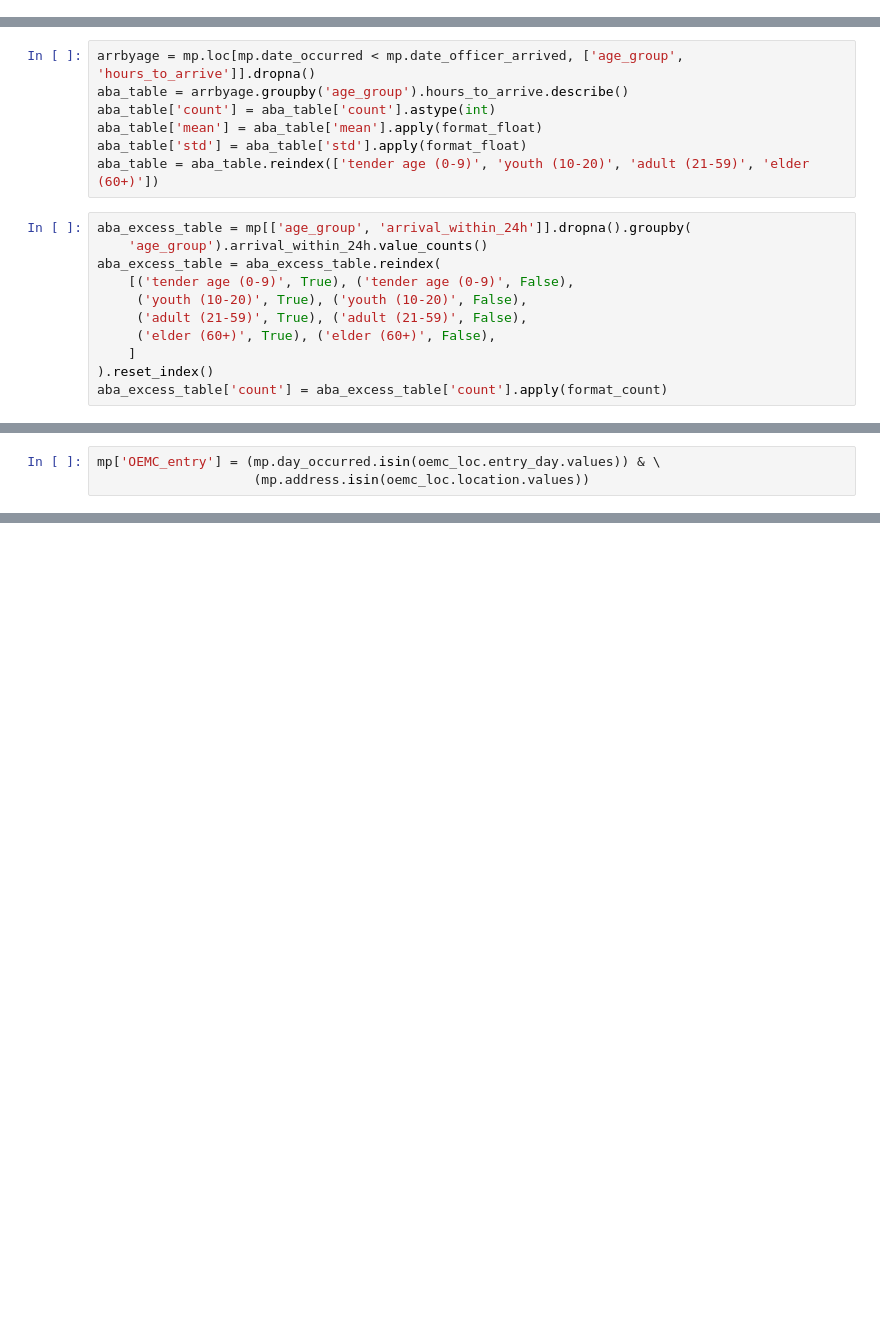
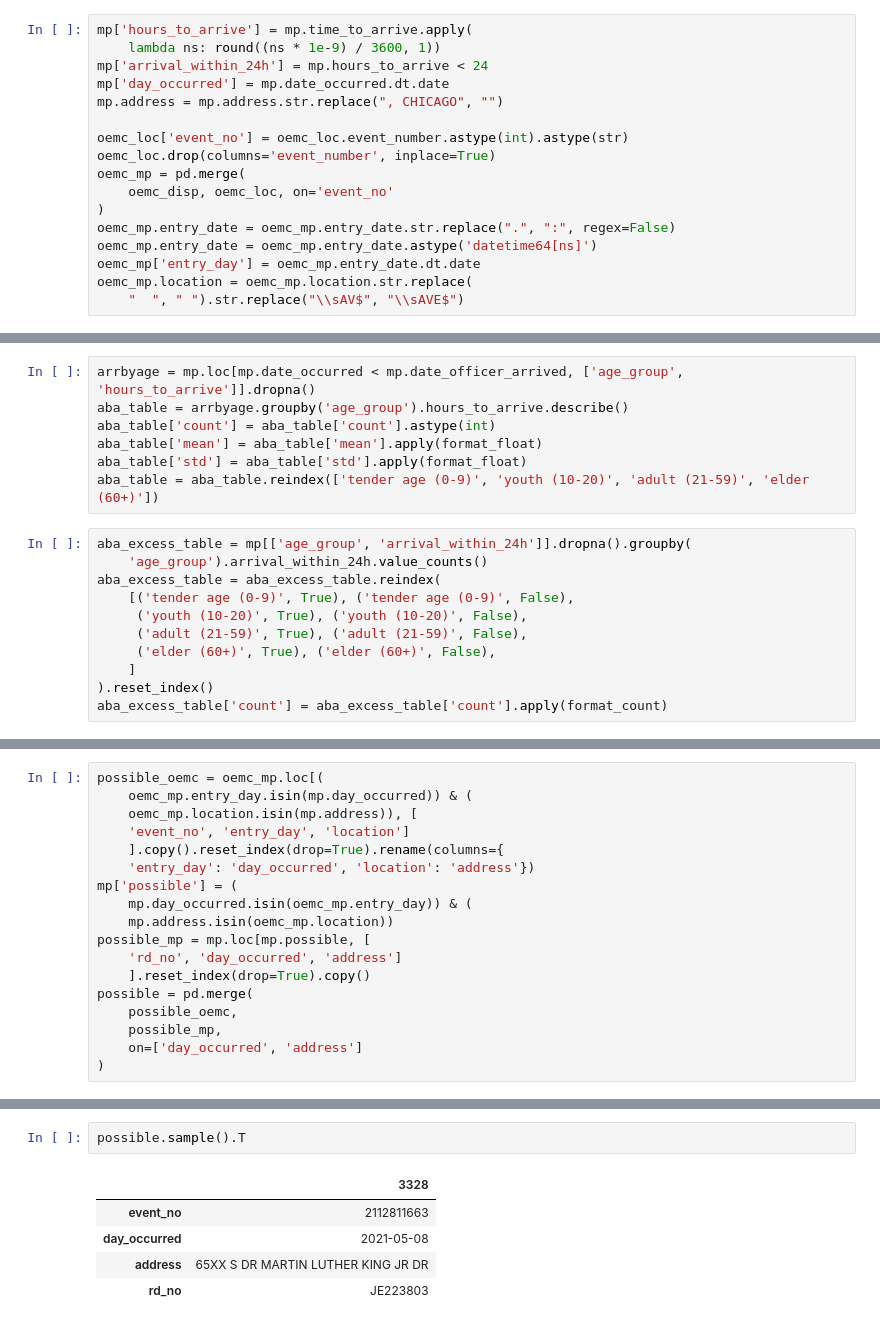
Before and after one commit to HRDAG/Chi-MP-data-story, a Jupyter notebook: notebooks/what-happens-after-mp-event-nb2-pj.ipynb, the cells around one changed output, grey strips where cells are left out. Drawn from its saved outputs; the diff is of its cells as text; blank space fills up the shorter version.

Commit message:
adding record linkage between OEMC and CPD_MP records

```diff
--- a/notebooks/what-happens-after-mp-event-nb2-pj.ipynb
+++ b/notebooks/what-happens-after-mp-event-nb2-pj.ipynb
@@ -101,0 +102,17 @@ mp['arrival_within_24h'] = mp.hours_to_arrive < 24
+# %%
+mp['hours_to_arrive'] = mp.time_to_arrive.apply(
+    lambda ns: round((ns * 1e-9) / 3600, 1))
+mp['arrival_within_24h'] = mp.hours_to_arrive < 24
+mp['day_occurred'] = mp.date_occurred.dt.date
+mp.address = mp.address.str.replace(", CHICAGO", "")
+
+oemc_loc['event_no'] = oemc_loc.event_number.astype(int).astype(str)
+oemc_loc.drop(columns='event_number', inplace=True)
+oemc_mp = pd.merge(
+    oemc_disp, oemc_loc, on='event_no'
+)
+oemc_mp.entry_date = oemc_mp.entry_date.str.replace(".", ":", regex=False)
+oemc_mp.entry_date = oemc_mp.entry_date.astype('datetime64[ns]')
+oemc_mp['entry_day'] = oemc_mp.entry_date.dt.date
+oemc_mp.location = oemc_mp.location.str.replace(
+    "  ", " ").str.replace("\\sAV$", "\\sAVE$")
@@ -304,3 +418,0 @@ less_disp.call_date = pd.to_datetime(less_disp.call_date)
-# %%
-mp['OEMC_entry'] = (mp.day_occurred.isin(oemc_loc.entry_day.values)) & \
-                    (mp.address.isin(oemc_loc.location.values))
@@ -325,0 +563,18 @@ mp_oemc = pd.merge(mp.loc[mp.OEMC_entry], oemc_loc,
+# %%
+possible_oemc = oemc_mp.loc[(
+    oemc_mp.entry_day.isin(mp.day_occurred)) & (
+    oemc_mp.location.isin(mp.address)), [
+    'event_no', 'entry_day', 'location']
+    ].copy().reset_index(drop=True).rename(columns={
+    'entry_day': 'day_occurred', 'location': 'address'})
+mp['possible'] = (
+    mp.day_occurred.isin(oemc_mp.entry_day)) & (
+    mp.address.isin(oemc_mp.location))
+possible_mp = mp.loc[mp.possible, [
+    'rd_no', 'day_occurred', 'address']
+    ].reset_index(drop=True).copy()
+possible = pd.merge(
+    possible_oemc,
+    possible_mp,
+    on=['day_occurred', 'address']
+)
@@ -325,0 +696,8 @@ mp_oemc = pd.merge(mp.loc[mp.OEMC_entry], oemc_loc,
+# %%
+possible.sample().T
+# %% [output]
+|  | 3328 |
+| event_no | 2112811663 |
+| day_occurred | 2021-05-08 |
+| address | 65XX S DR MARTIN LUTHER KING JR DR |
+| rd_no | JE223803 |
```
Also changed, not shown: parts of 30 cells of this notebook.
